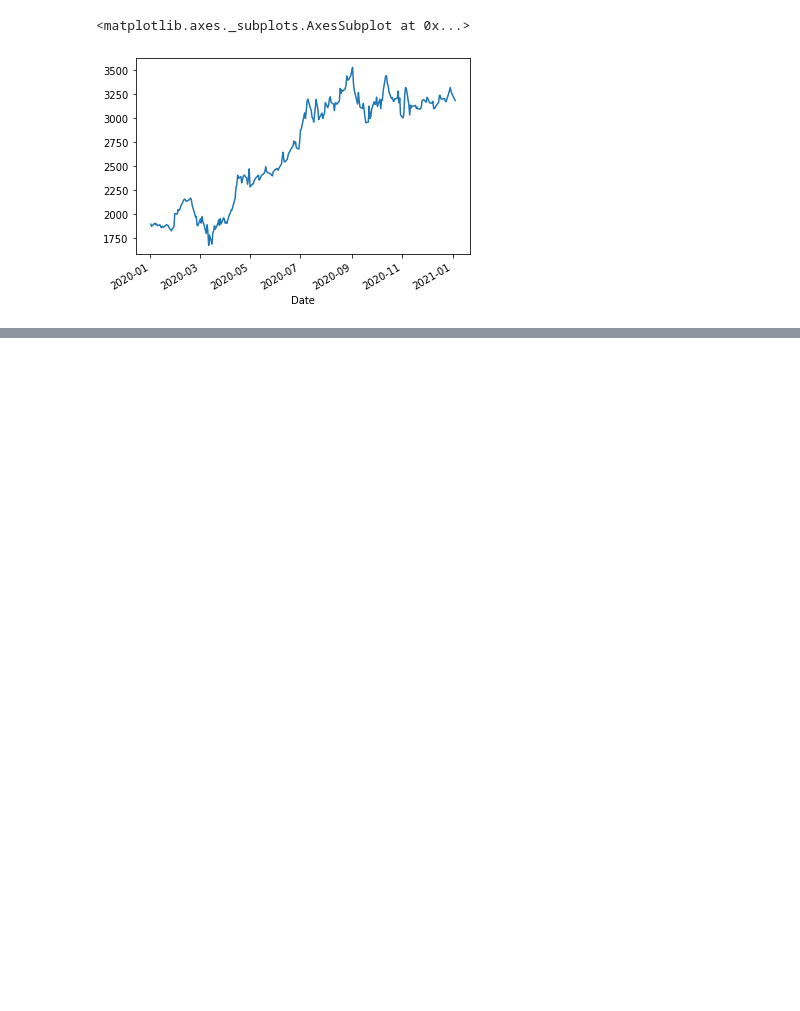
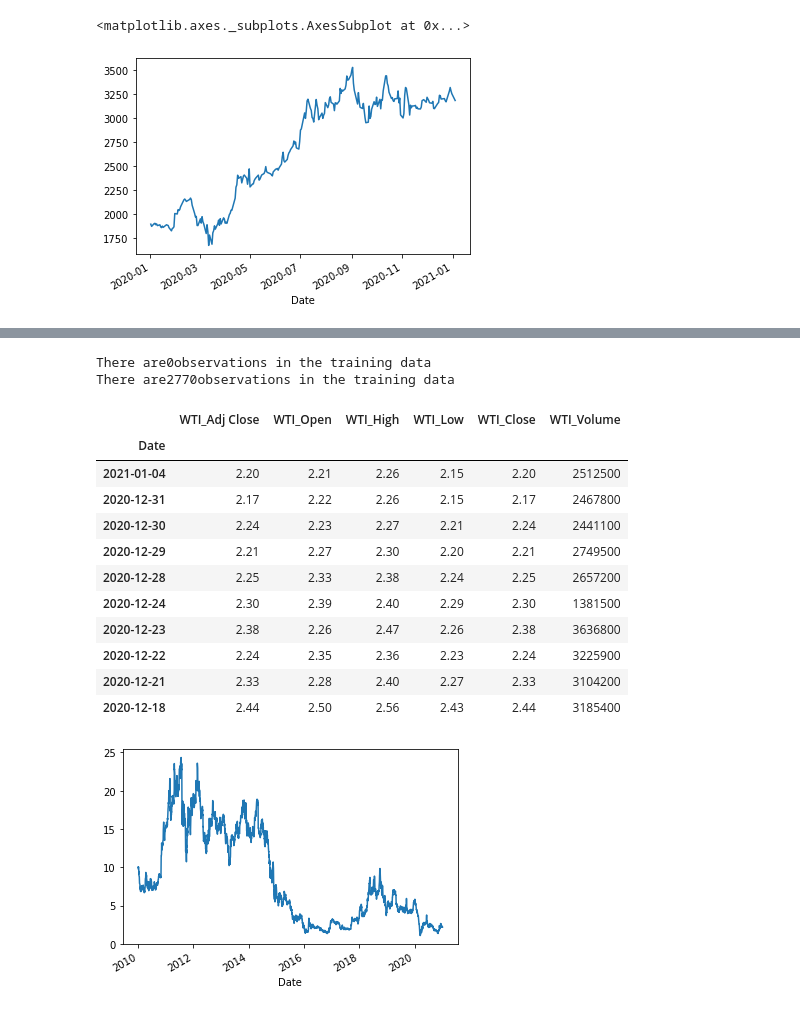
Before and after one commit to blackgreenc/AI, a Jupyter notebook: index_prediction.ipynb, the cells around one changed output, grey strips where cells are left out. Cells and saved outputs as stored; diff of their text form; code cells hidden in the pictures; blank space fills up the shorter version.

```diff
--- a/index_prediction.ipynb
+++ b/index_prediction.ipynb
@@ -63,0 +93,32 @@ There are5285observations in the training data
+# %%
+# 기름
+WTI  = yf.download('WTI',
+                     start = '2010-01-01',
+                     end = '2021-1-05',
+                     progress = False)
+
+WTI_data = WTI[['Adj Close', 'Open', 'High', 'Low', "Close","Volume"]].round(2)
+WTI_data.rename(columns={'Adj Close':'WTI_Adj Close', 'Open':'WTI_Open', 'High':'WTI_High', 'Low':'WTI_Low', 'Close':'WTI_Close', 'Volume':'WTI_Volume' }, inplace=True)
+
+
+print("There are" + str(WTI_data[:"2000"].shape[0]) + "observations in the training data")
+print("There are" + str(WTI_data[:"2021"].shape[0]) + "observations in the training data")
+
+WTI_data['WTI_Adj Close'].plot()
+WTI_data.loc[::-1].head(10)
+# %% [output]
+There are0observations in the training data
+There are2770observations in the training data
+|  | WTI_Adj Close | WTI_Open | WTI_High | WTI_Low | WTI_Close | WTI_Volume |
+| Date |  |  |  |  |  |  |
+| 2021-01-04 | 2.20 | 2.21 | 2.26 | 2.15 | 2.20 | 2512500 |
+| 2020-12-31 | 2.17 | 2.22 | 2.26 | 2.15 | 2.17 | 2467800 |
+| 2020-12-30 | 2.24 | 2.23 | 2.27 | 2.21 | 2.24 | 2441100 |
+| 2020-12-29 | 2.21 | 2.27 | 2.30 | 2.20 | 2.21 | 2749500 |
+| 2020-12-28 | 2.25 | 2.33 | 2.38 | 2.24 | 2.25 | 2657200 |
+| 2020-12-24 | 2.30 | 2.39 | 2.40 | 2.29 | 2.30 | 1381500 |
+| 2020-12-23 | 2.38 | 2.26 | 2.47 | 2.26 | 2.38 | 3636800 |
+| 2020-12-22 | 2.24 | 2.35 | 2.36 | 2.23 | 2.24 | 3225900 |
+| 2020-12-21 | 2.33 | 2.28 | 2.40 | 2.27 | 2.33 | 3104200 |
+| 2020-12-18 | 2.44 | 2.50 | 2.56 | 2.43 | 2.44 | 3185400 |
+[figure, added]
```
Also changed, not shown: parts of 7 cells of this notebook.
